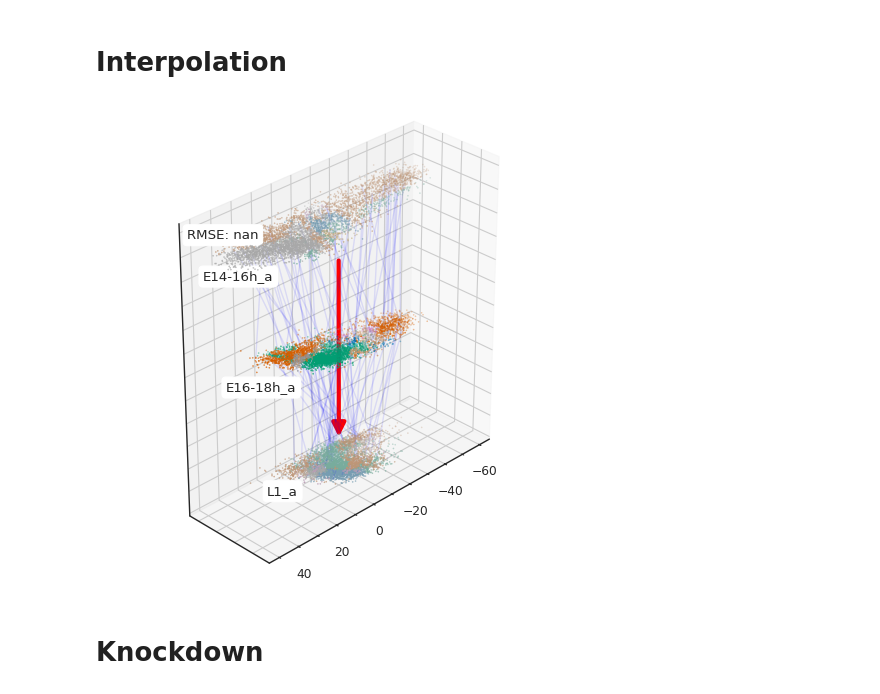
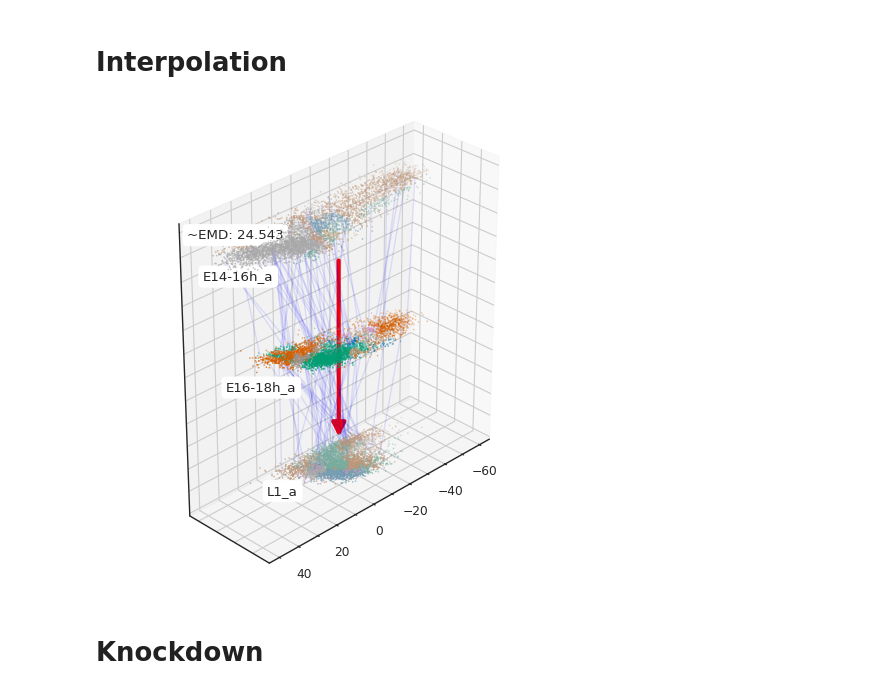
Before and after one commit to Oafish1/CellTRIP, a Jupyter notebook: scripts/flysta_analysis.ipynb, the cells around one changed output. Cells and saved outputs as stored; diff of their text form; code cells hidden in the pictures.

```diff
--- a/scripts/flysta_analysis.ipynb
+++ b/scripts/flysta_analysis.ipynb
@@ -25,7 +26,7 @@ sns.set_theme(context='paper', style='darkgrid', palette='colorblind')
 # Load Steady States
 # %%
 methods = ['Observed', 'CellTRIP', 'MLP', 'KNN']
-method_colors = {'Observed': 'black', 'CellTRIP': 'blue', 'MLP': 'green', 'KNN': 'red'}
+method_colors = {'Observed': 'gray', 'CellTRIP': 'cornflowerblue', 'MLP': 'limegreen', 'KNN': 'lightcoral'}
 development = np.array(['E14-16h_a', 'E16-18h_a', 'L1_a', 'L2_a', 'L3_b'])
 development_colors = {dev: c for dev, c in zip(development, sns.color_palette('husl', len(development)))}
 # holdout_development = np.array(['E14-16h_a', 'L2_a'])
@@ -188,7 +189,7 @@ xlog = True
 
 # Plot
 with sns.axes_style('white'):
-    fig, ax = plt.subplots(1, 1, figsize=(5, 8))
+    fig, ax = plt.subplots(1, 1, figsize=(8, 8))
 if xlog: ax.set_xscale('log')
 
 # Prepare data
@@ -226,7 +227,7 @@ for method in methods:
 
 # Draw lines
 df_group = df_specific.groupby(['Cell Type', 'Development']).agg({'y': 'first', statistic: ['min', 'max']}).reset_index()
-ax.axvline(x=midpoint, color='gray', alpha=.4, zorder=.9)
+if not xlog: ax.axvline(x=midpoint, color='gray', alpha=.4, zorder=.9)
 for dev in df_specific['Development'].unique():
     df_filt = df_group.loc[df_group['Development']==dev]
     ax.hlines(
@@ -242,8 +243,7 @@ ax.set_xlabel(statistic)
 ax.set_ylim(-offset-.1, len(yticklabels)-1+offset+.1)
 sns.despine(ax=ax, left=True, bottom=True)
 ax.legend()
-# fig.show()
-fig.savefig('../plots/flysta/prediction_classification_performance.pdf', transparent=True, bbox_inches='tight')
+fig.savefig('../plots/flysta/prediction_classification_performance_lines.pdf', transparent=True, bbox_inches='tight')
 # %% [output]
 A value is trying to be set on a copy of a slice from a DataFrame.
 Try using .loc[row_indexer,col_indexer] = value instead
@@ -253,0 +254,28 @@ See the caveats in the documentation: https://pandas.pydata.org/pandas-docs/stab
+# %%
+# Figure creation
+with sns.axes_style('white'):
+    fig, axs = plt.subplots(1, 2, figsize=(5, 5), gridspec_kw={'wspace': .8})
+
+# Data preparation
+df = classification_performance.copy()
+df = df.loc[df['Cell Type'].apply(lambda s: '/' not in s)]
+df = df.loc[df['Cell Type']!='All']
+df = df.loc[df['Development'].isin(holdout_development)]
+# df['-log10(MSE)'] = -np.log10(df['MSE'])
+
+# Left
+sns.barplot(df, x='MSE', y='Cell Type', hue='Method', palette=method_colors, width=.7, legend=False, ax=axs[0])
+axs[0].set_yticks([])
+axs[0].invert_xaxis()
+sns.despine(ax=axs[0], left=True, right=False)
+
+# Right
+sns.barplot(df, x='KNN Accuracy', y='Cell Type', hue='Method', palette=method_colors, width=.7, ax=axs[1])
+axs[1].set_xlim(0, 1)
+axs[1].set_yticklabels(axs[1].get_yticklabels(), ha='center', x=-.31)
+sns.despine(ax=axs[1])
+# ax.axvline(x=midpoint, color='gray', alpha=.4, zorder=.9)
+
+# Common
+for ax in axs: ax.set_ylabel(None)
+fig.savefig('../plots/flysta/prediction_classification_performance_butterfly.pdf', transparent=True, bbox_inches='tight')
@@ -324,34 +456,34 @@ for i in range(len(sequence_dev)-1):
         ax.plot(*coords.T, lw=1., alpha=.1, color='blue')
 # Modify ticks
 for i, axis in enumerate((ax.xaxis, ax.yaxis, ax.zaxis)):
     # Adjust ticker
     axis.set_major_locator(mpl.ticker.MultipleLocator(base=20.))
     axis.set_minor_locator(mpl.ticker.MultipleLocator(base=10.))
     if i != 0:
         # Remove labels
         axis.set_ticklabels([])
         # Remove small tick lines
         axis._axinfo['tick']['inward_factor'] = 0.
         axis._axinfo['tick']['outward_factor'] = 0.
 # Annotations
 ax.text3D(
     50, 0, data_offsets[0], sequence_dev[0], ha='center', va='center', fontsize='medium',
     bbox=dict(facecolor='white', boxstyle='round'), zorder=50)
 ax.text3D(
     40, 0, data_offsets[1], sequence_dev[1], ha='center', va='center', fontsize='medium',
     bbox=dict(facecolor='white', boxstyle='round'), zorder=50)
 ax.text3D(
     30, 0, data_offsets[2], sequence_dev[-1], ha='center', va='center', fontsize='medium',
     bbox=dict(facecolor='white', boxstyle='round'), zorder=50)
 ax.text3D(
-    ax.get_xlim()[1]-2, ax.get_ylim()[0]+2, ax.get_zlim()[1]-2, f'RMSE: {np.sqrt(pred_mse):.3f}',
+    ax.get_xlim()[1]-2, ax.get_ylim()[0]+2, ax.get_zlim()[1]-2, f'~EMD: {pred_emd:.3f}',
     ha='left', va='top', fontsize='medium', bbox=dict(facecolor='white', boxstyle='round'), zorder=50)
 # Formatting
 ax.view_init(elev=30, azim=45)
 ax.set_aspect('equal')
 # fig.show()
 fig.savefig('../plots/flysta/interpolation_visualization.pdf', transparent=True, bbox_inches='tight')
 # %% [output]
-[figure, old version]
+[figure, new version]
 # %% [markdown]
 # Knockdown
```
Also changed, not shown: parts of 11 cells of this notebook, 52 other files.
